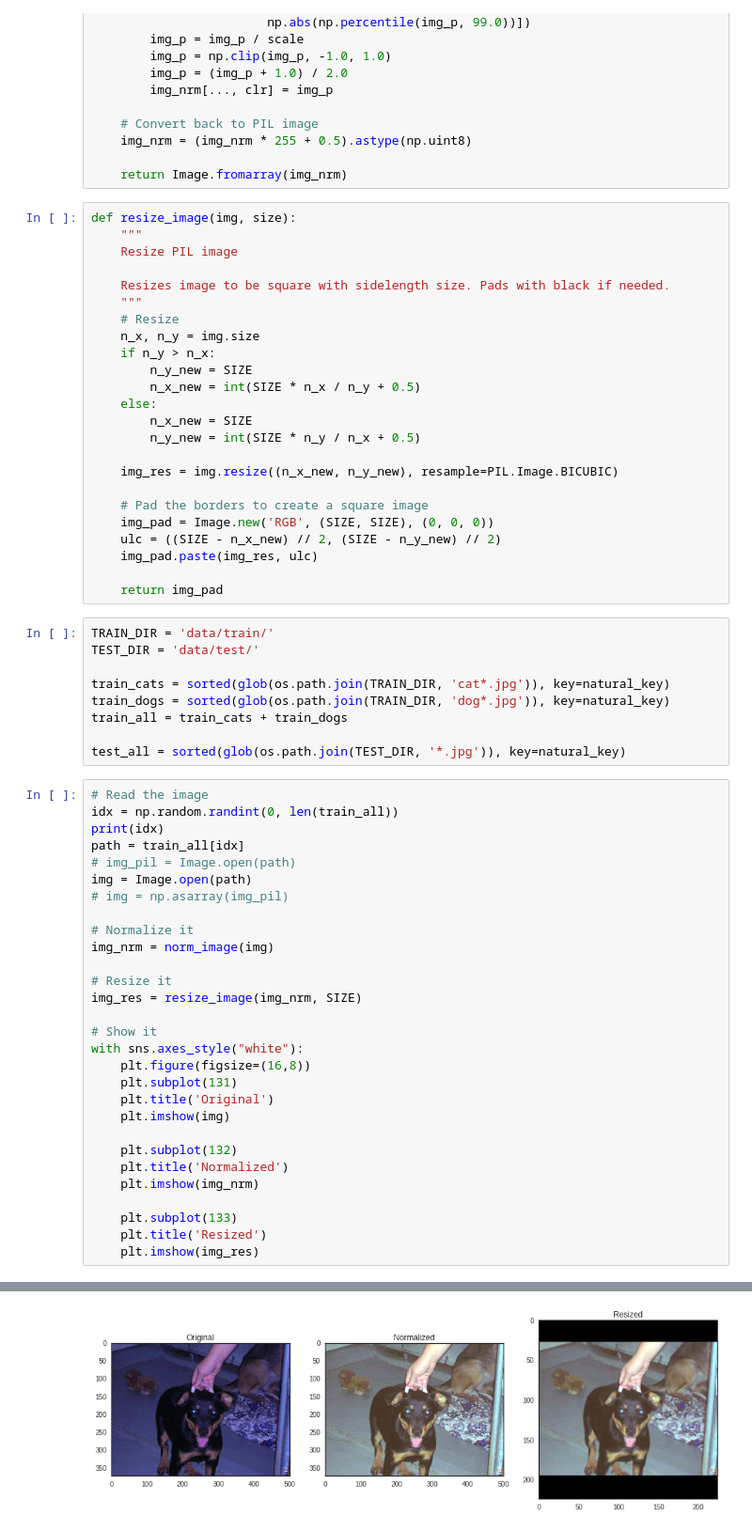
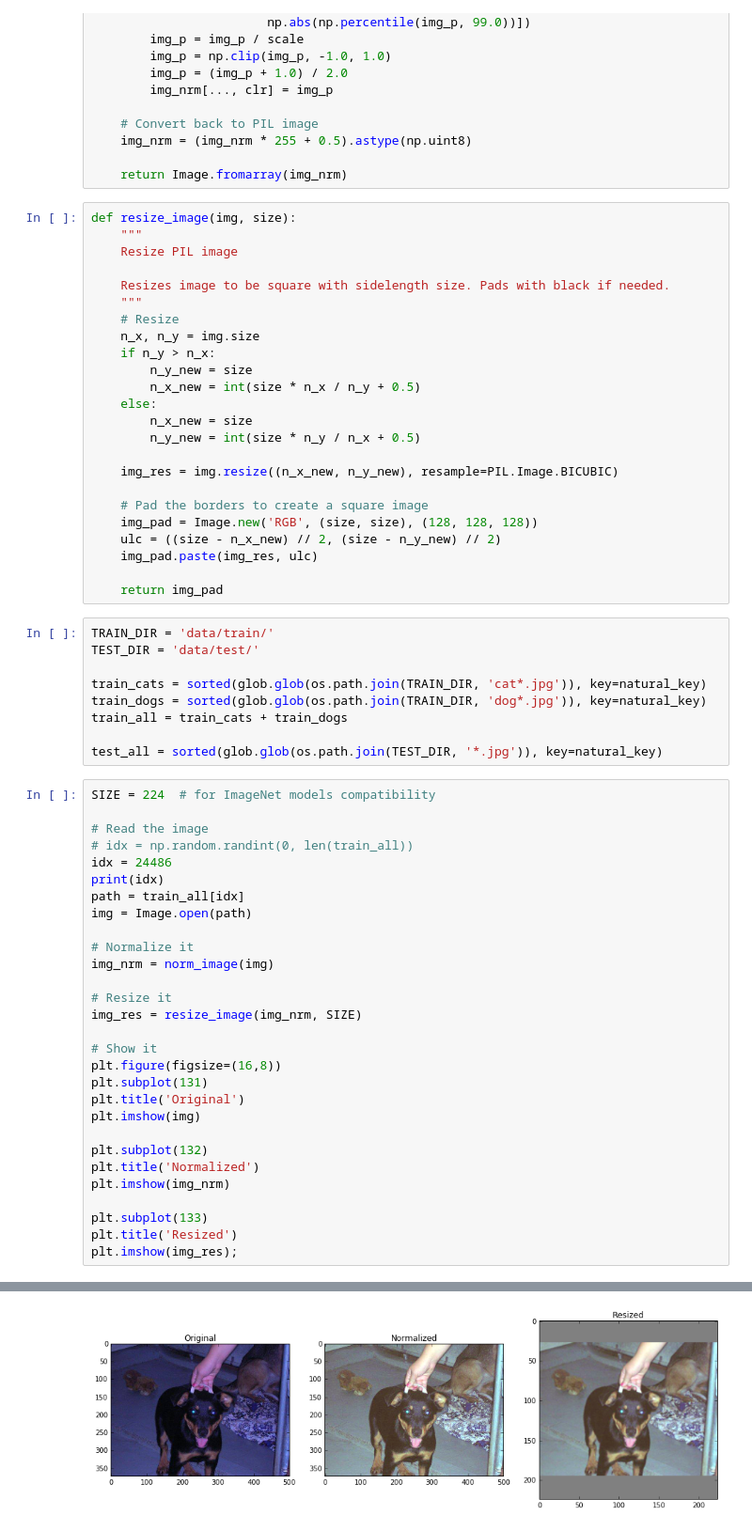
Before and after one commit to gauss256/dogs-vs-cats, a Jupyter notebook: Image Preprocessing.ipynb, the cells around one changed output, grey strips where cells are left out. Shown: that part at 94% size. Saved outputs shown, nothing was run; the diff lists cells and outputs as text.

```diff
--- a/Image Preprocessing.ipynb
+++ b/Image Preprocessing.ipynb
@@ -67,17 +58,17 @@ def resize_image(img, size):
     # Resize
     n_x, n_y = img.size
     if n_y > n_x:
-        n_y_new = SIZE
-        n_x_new = int(SIZE * n_x / n_y + 0.5)
+        n_y_new = size
+        n_x_new = int(size * n_x / n_y + 0.5)
     else:
-        n_x_new = SIZE
-        n_y_new = int(SIZE * n_y / n_x + 0.5)
+        n_x_new = size
+        n_y_new = int(size * n_y / n_x + 0.5)
 
     img_res = img.resize((n_x_new, n_y_new), resample=PIL.Image.BICUBIC)
 
     # Pad the borders to create a square image
-    img_pad = Image.new('RGB', (SIZE, SIZE), (0, 0, 0))
-    ulc = ((SIZE - n_x_new) // 2, (SIZE - n_y_new) // 2)
+    img_pad = Image.new('RGB', (size, size), (128, 128, 128))
+    ulc = ((size - n_x_new) // 2, (size - n_y_new) // 2)
     img_pad.paste(img_res, ulc)
 
     return img_pad
@@ -85,40 +76,40 @@ def resize_image(img, size):
 TRAIN_DIR = 'data/train/'
 TEST_DIR = 'data/test/'
 
-train_cats = sorted(glob(os.path.join(TRAIN_DIR, 'cat*.jpg')), key=natural_key)
-train_dogs = sorted(glob(os.path.join(TRAIN_DIR, 'dog*.jpg')), key=natural_key)
+train_cats = sorted(glob.glob(os.path.join(TRAIN_DIR, 'cat*.jpg')), key=natural_key)
+train_dogs = sorted(glob.glob(os.path.join(TRAIN_DIR, 'dog*.jpg')), key=natural_key)
 train_all = train_cats + train_dogs
 
-test_all = sorted(glob(os.path.join(TEST_DIR, '*.jpg')), key=natural_key)
+test_all = sorted(glob.glob(os.path.join(TEST_DIR, '*.jpg')), key=natural_key)
 # %%
+SIZE = 224  # for ImageNet models compatibility
+
 # Read the image
-idx = np.random.randint(0, len(train_all))
+# idx = np.random.randint(0, len(train_all))
+idx = 24486
 print(idx)
 path = train_all[idx]
-# img_pil = Image.open(path)
 img = Image.open(path)
-# img = np.asarray(img_pil)
 
 # Normalize it
 img_nrm = norm_image(img)
 
 # Resize it
 img_res = resize_image(img_nrm, SIZE)
 
 # Show it
-with sns.axes_style("white"):
-    plt.figure(figsize=(16,8))
-    plt.subplot(131)
-    plt.title('Original')
-    plt.imshow(img)
+plt.figure(figsize=(16,8))
+plt.subplot(131)
+plt.title('Original')
+plt.imshow(img)
 
-    plt.subplot(132)
-    plt.title('Normalized')
-    plt.imshow(img_nrm)
+plt.subplot(132)
+plt.title('Normalized')
+plt.imshow(img_nrm)
 
-    plt.subplot(133)
-    plt.title('Resized')
-    plt.imshow(img_res)
+plt.subplot(133)
+plt.title('Resized')
+plt.imshow(img_res);
 # %% [output]
 24486
-[figure, old version]
+[figure, new version]
```
Also changed, not shown: parts of 1 cell of this notebook.
